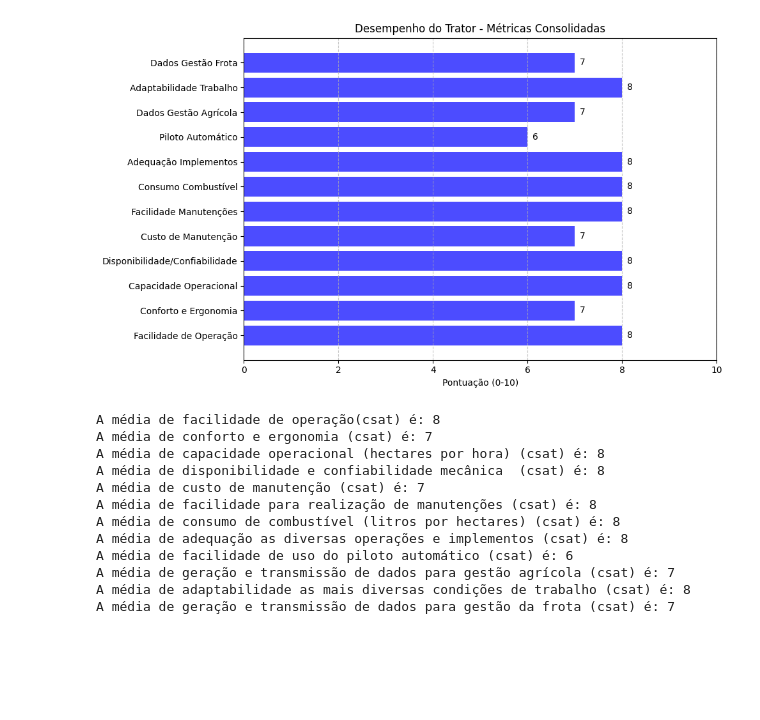
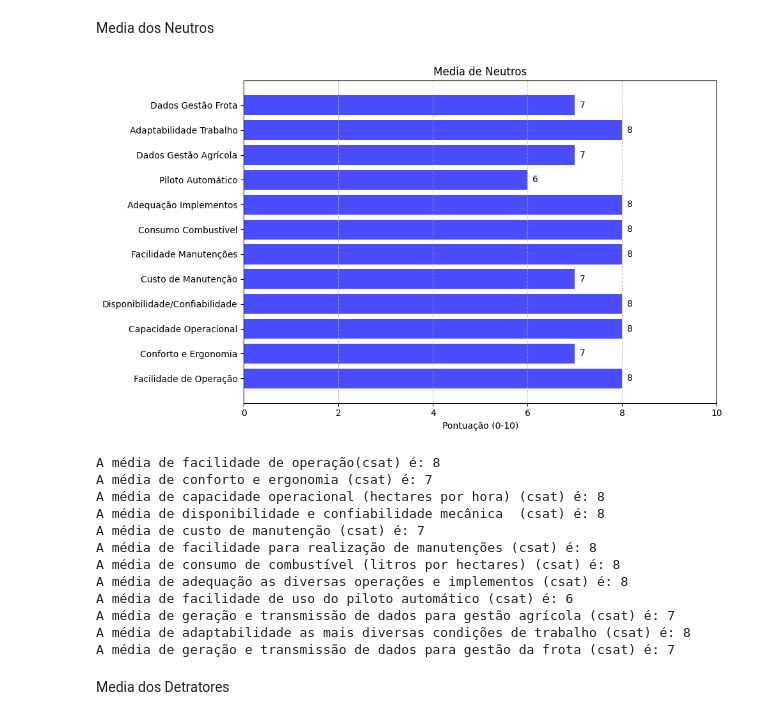
Before and after one commit to PHDeschamps/ProjetoNPS_CNH, a Jupyter notebook: Media_NPS_CNH.ipynb, the cells around one changed output. Cells and saved outputs as stored; diff of their text form; code cells hidden in the pictures; blank space fills up the shorter version.

```diff
--- a/Media_NPS_CNH.ipynb
+++ b/Media_NPS_CNH.ipynb
@@ -1,5 +1,7 @@
 # %% [markdown]
 <a href="https://colab.research.google.com/github/PHDeschamps/ProjetoNPS_CNH/blob/main/Media_NPS_CNH.ipynb" target="_parent"><img src="https://colab.research.google.com/assets/colab-badge.svg" alt="Open In Colab"/></a>
+# %% [markdown]
+Media dos Neutros
 # %%
 import matplotlib.pyplot as plt
 
@@ -157,35 +159,35 @@ def plot_performance_metrics():
         calcular_media(adaptabilidade_trabalho), calcular_media(geracao_transmissao_dados_frota)
     ]
 
     plt.figure(figsize=(10, 6))
     plt.barh(metrics, values, color='blue', alpha=0.7)
     plt.xlabel('Pontuação (0-10)')
-    plt.title('Desempenho do Trator - Métricas Consolidadas')
+    plt.title('Media de Neutros')
     plt.xlim(0, 10)
     plt.tight_layout()
     plt.grid(axis='x', linestyle='--', alpha=0.7)
 
     for i, v in enumerate(values):
         plt.text(v + 0.1, i, str(v), va='center')
 
     plt.show()
 
 plot_performance_metrics()
 
 print(f"A média de facilidade de operação(csat) é: {calcular_media(facilidade_operacao)}")
 print(f"A média de conforto e ergonomia (csat) é: {calcular_media(conforto_ergonomia)}")
 print(f"A média de capacidade operacional (hectares por hora) (csat) é: {calcular_media(capacidade_operacional)}")
 print(f"A média de disponibilidade e confiabilidade mecânica  (csat) é: {calcular_media(disponibilidade_confiabilidade)}")
 print(f"A média de custo de manutenção (csat) é: {calcular_media(custo_manutencao)}")
 print(f"A média de facilidade para realização de manutenções (csat) é: {calcular_media(facilidade_manutencoes)}")
 print(f"A média de consumo de combustível (litros por hectares) (csat) é: {calcular_media(consumo_combustivel)}")
 print(f"A média de adequação as diversas operações e implementos (csat) é: {calcular_media(adequacao_implementos)}")
 print(f"A média de facilidade de uso do piloto automático (csat) é: {calcular_media(facilidade_piloto_automatico)}")
 print(f"A média de geração e transmissão de dados para gestão agrícola (csat) é: {calcular_media(geracao_transmissao_dados_agricola)}")
 print(f"A média de adaptabilidade as mais diversas condições de trabalho (csat) é: {calcular_media(adaptabilidade_trabalho)}")
 print(f"A média de geração e transmissão de dados para gestão da frota (csat) é: {calcular_media(geracao_transmissao_dados_frota)}")
 # %% [output]
-[figure, old version]
+[figure, new version]
 A média de facilidade de operação(csat) é: 8
 A média de conforto e ergonomia (csat) é: 7
 A média de capacidade operacional (hectares por hora) (csat) é: 8
@@ -198,6 +200,8 @@ A média de facilidade de uso do piloto automático (csat) é: 6
 A média de geração e transmissão de dados para gestão agrícola (csat) é: 7
 A média de adaptabilidade as mais diversas condições de trabalho (csat) é: 8
 A média de geração e transmissão de dados para gestão da frota (csat) é: 7
+# %% [markdown]
+Media dos Detratores
 # %%
 import matplotlib.pyplot as plt
 
```
Also changed, not shown: parts of 1 cell of this notebook.
